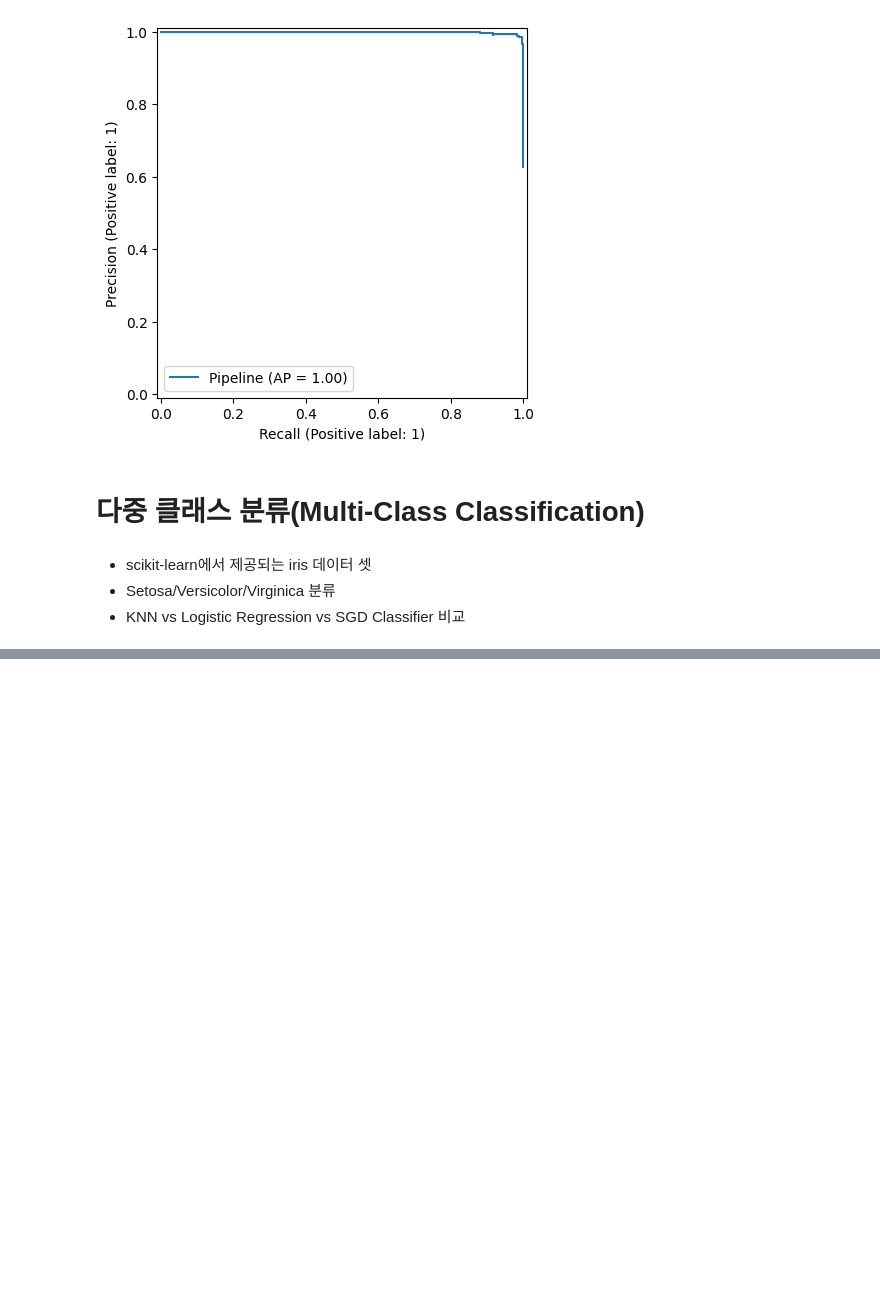
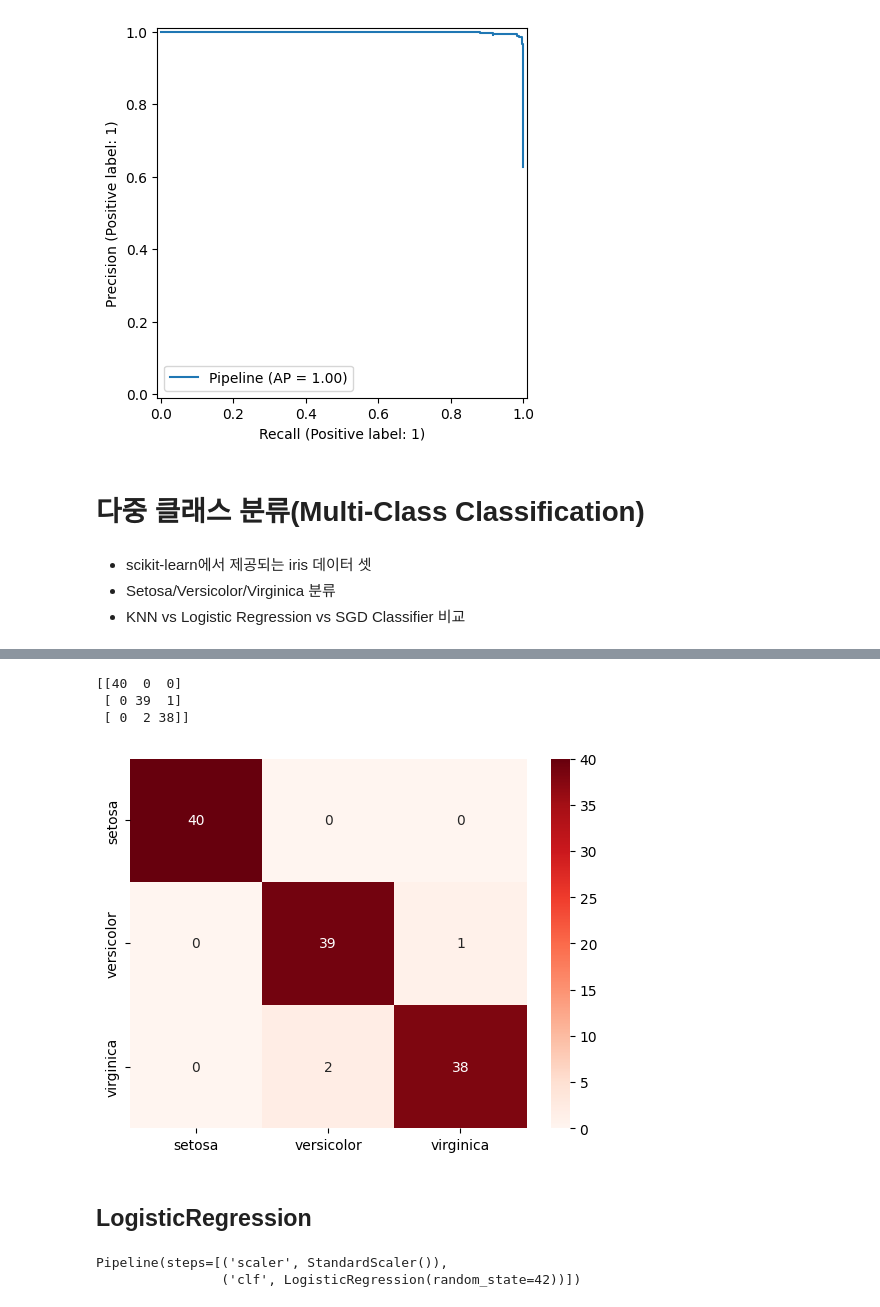
Before and after one commit to JakeOh/202605_BD57, a Jupyter notebook: lab_ml/ml09_classification.ipynb, the cells around one changed output, grey strips where cells are left out. Saved outputs shown, nothing was run; the diff lists cells and outputs as text; code cells hidden in the pictures; blank space fills up the shorter version.

Commit message:
다중 클래스 분류. KNN vs Logistic Regression vs SGD 비교.

```diff
--- a/lab_ml/ml09_classification.ipynb
+++ b/lab_ml/ml09_classification.ipynb
@@ -325,0 +351,5 @@ plt.show()
+# %%
+pipe_knn = Pipeline(steps=[('scaler', StandardScaler()),
+                           ('clf', KNeighborsClassifier())])
+# %%
+pipe_knn.fit(X=x_train, y=y_train)
@@ -325,0 +358,2 @@ plt.show()
+# %%
+train_pred = pipe_knn.predict(X=x_train)
@@ -325,0 +373,15 @@ plt.show()
+# %%
+train_cm = confusion_matrix(y_true=y_train, y_pred=train_pred)
+print(train_cm)
+# %% [output]
+[[40  0  0]
+ [ 0 39  1]
+ [ 0  2 38]]
+# %%
+sns.heatmap(data=train_cm, cmap='Reds', annot=True,
+            xticklabels=iris_target_names, yticklabels=iris_target_names)
+plt.show()
+# %% [output]
+[figure, added]
+# %% [markdown]
+## LogisticRegression
@@ -325,0 +391,5 @@ plt.show()
+# %%
+pipe_logit.fit(X=x_train, y=y_train)
+# %% [output]
+Pipeline(steps=[('scaler', StandardScaler()),
+                ('clf', LogisticRegression(random_state=42))])
```
Also changed, not shown: parts of 30 cells of this notebook.
